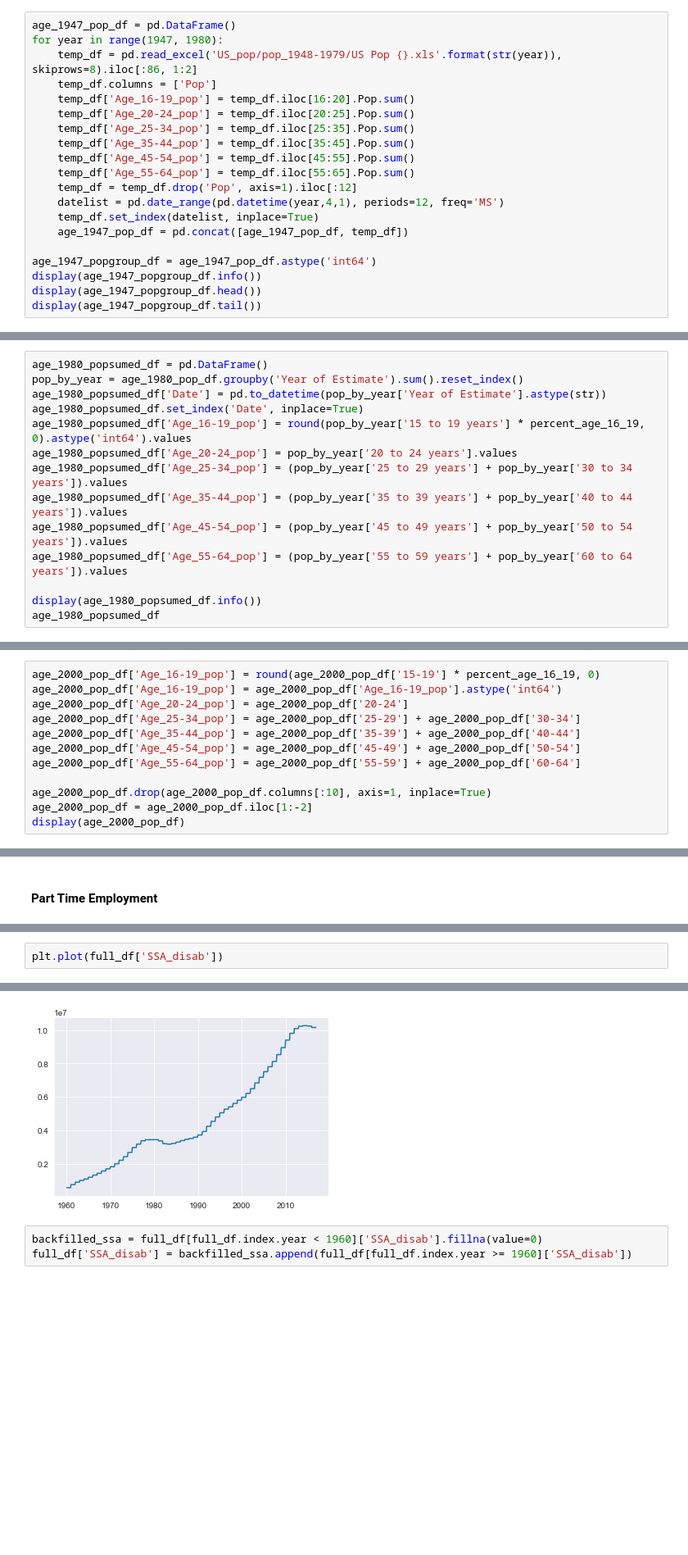
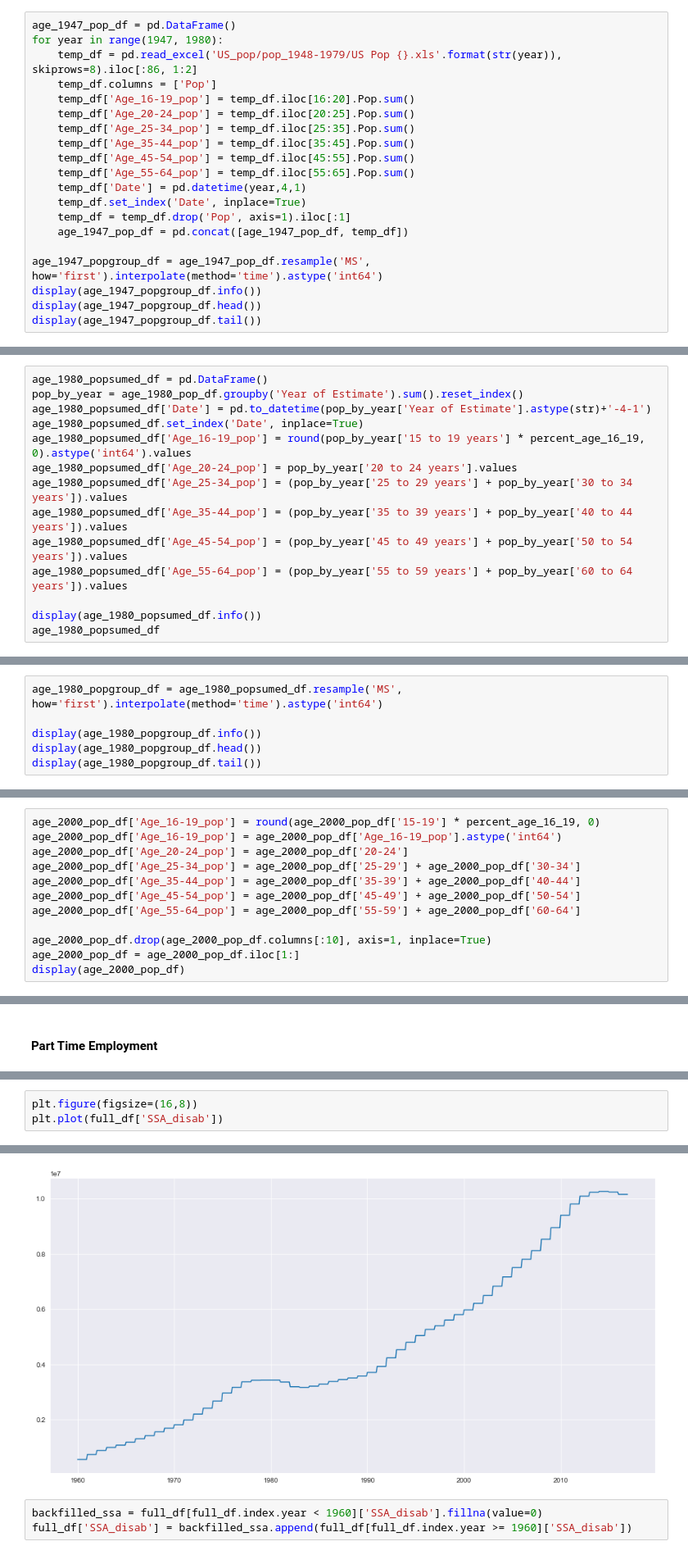
Before and after one commit to zapatos24/Employment_Prediction_LSTM_NN, a Jupyter notebook: mod_7_project.ipynb, the cells around one changed output, grey strips where cells are left out. Shown at 82% size. Cells and saved outputs as stored; diff of their text form; blank space fills up the shorter version.

Commit message:
added pop education levels and smoothing data with pandas resample

```diff
--- a/mod_7_project.ipynb
+++ b/mod_7_project.ipynb
@@ -136,12 +142,12 @@ for year in range(1947, 1980):
     temp_df['Age_35-44_pop'] = temp_df.iloc[35:45].Pop.sum()
     temp_df['Age_45-54_pop'] = temp_df.iloc[45:55].Pop.sum()
     temp_df['Age_55-64_pop'] = temp_df.iloc[55:65].Pop.sum()
-    temp_df = temp_df.drop('Pop', axis=1).iloc[:12]
-    datelist = pd.date_range(pd.datetime(year,4,1), periods=12, freq='MS')
-    temp_df.set_index(datelist, inplace=True)
+    temp_df['Date'] = pd.datetime(year,4,1)
+    temp_df.set_index('Date', inplace=True)
+    temp_df = temp_df.drop('Pop', axis=1).iloc[:1]
     age_1947_pop_df = pd.concat([age_1947_pop_df, temp_df])
 
-age_1947_popgroup_df = age_1947_pop_df.astype('int64')
+age_1947_popgroup_df = age_1947_pop_df.resample('MS', how='first').interpolate(method='time').astype('int64')
 display(age_1947_popgroup_df.info())
 display(age_1947_popgroup_df.head())
 display(age_1947_popgroup_df.tail())
@@ -223,7 +232,7 @@ percent_age_16_19
 # %%
 age_1980_popsumed_df = pd.DataFrame()
 pop_by_year = age_1980_pop_df.groupby('Year of Estimate').sum().reset_index()
-age_1980_popsumed_df['Date'] = pd.to_datetime(pop_by_year['Year of Estimate'].astype(str))
+age_1980_popsumed_df['Date'] = pd.to_datetime(pop_by_year['Year of Estimate'].astype(str)+'-4-1')
 age_1980_popsumed_df.set_index('Date', inplace=True)
 age_1980_popsumed_df['Age_16-19_pop'] = round(pop_by_year['15 to 19 years'] * percent_age_16_19, 0).astype('int64').values
 age_1980_popsumed_df['Age_20-24_pop'] = pop_by_year['20 to 24 years'].values
@@ -310,0 +271,6 @@ None
+# %%
+age_1980_popgroup_df = age_1980_popsumed_df.resample('MS', how='first').interpolate(method='time').astype('int64')
+
+display(age_1980_popgroup_df.info())
+display(age_1980_popgroup_df.head())
+display(age_1980_popgroup_df.tail())
@@ -475,7 +464,7 @@ age_2000_pop_df['Age_45-54_pop'] = age_2000_pop_df['45-49'] + age_2000_pop_df['5
 age_2000_pop_df['Age_55-64_pop'] = age_2000_pop_df['55-59'] + age_2000_pop_df['60-64']
 
 age_2000_pop_df.drop(age_2000_pop_df.columns[:10], axis=1, inplace=True)
-age_2000_pop_df = age_2000_pop_df.iloc[1:-2]
+age_2000_pop_df = age_2000_pop_df.iloc[1:]
 display(age_2000_pop_df)
 # %% [output]
 |  | Age_16-19_pop | Age_20-24_pop | Age_25-34_pop | Age_35-44_pop | Age_45-54_pop | Age_55-64_pop |
@@ -927,10 +914,11 @@ plt.plot(full_df['Part_time_emp'])
 [<matplotlib.lines.Line2D at 0x...>]
 [figure]
 # %%
+plt.figure(figsize=(16,8))
 plt.plot(full_df['SSA_disab'])
 # %% [output]
 [<matplotlib.lines.Line2D at 0x...>]
-[figure, old version]
+[figure, new version]
 # %%
 backfilled_ssa = full_df[full_df.index.year < 1960]['SSA_disab'].fillna(value=0)
 full_df['SSA_disab'] = backfilled_ssa.append(full_df[full_df.index.year >= 1960]['SSA_disab'])
```
Also changed, not shown: parts of 40 cells of this notebook, 3 other files.
